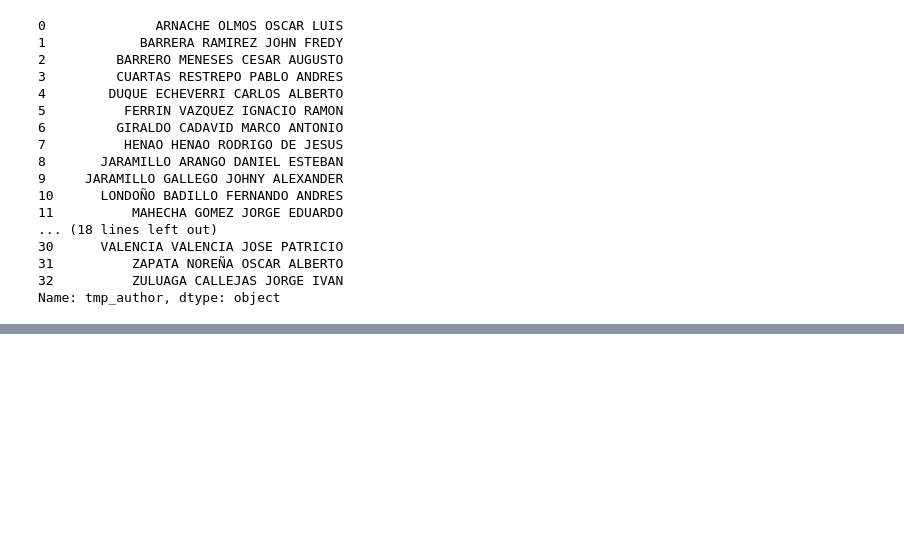
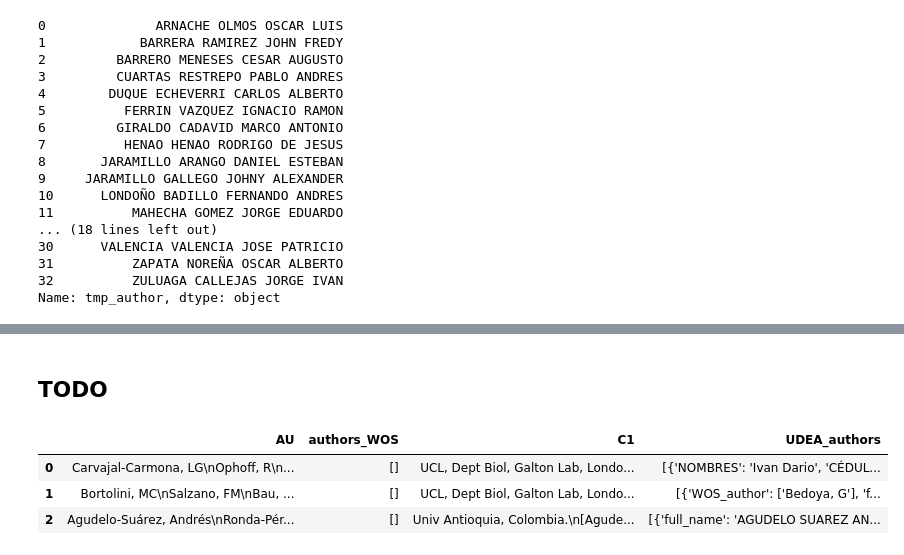
Before and after one commit to restrepo/medicion, a Jupyter notebook: cienciometria/Query_CTR-FCEN.ipynb, the cells around one changed output, grey strips where cells are left out. Saved outputs shown, nothing was run; the diff lists cells and outputs as text; code cells hidden in the pictures; blank space fills up the shorter version.

```diff
--- a/cienciometria/Query_CTR-FCEN.ipynb
+++ b/cienciometria/Query_CTR-FCEN.ipynb
@@ -309,0 +283,2 @@ ra=UDEA[UDEA.AU.str.contains('Romano, A')][['TI','SO','PY','AU','authors_WOS','U
+# %% [markdown]
+## TODO
@@ -309,0 +287,8 @@ ra=UDEA[UDEA.AU.str.contains('Romano, A')][['TI','SO','PY','AU','authors_WOS','U
+# %%
+aw=UDEA[UDEA['authors_WOS'].apply(len)==0][['AU','authors_WOS','C1','UDEA_authors']].reset_index(drop=True)
+aw[:3]
+# %% [output]
+|  | AU | authors_WOS | C1 | UDEA_authors |
+| 0 | Carvajal-Carmona, LG\nOphoff, R\n... | [] | UCL, Dept Biol, Galton Lab, Londo... | [{'NOMBRES': 'Ivan Dario', 'CÉDUL... |
+| 1 | Bortolini, MC\nSalzano, FM\nBau, ... | [] | UCL, Dept Biol, Galton Lab, Londo... | [{'WOS_author': ['Bedoya, G'], 'f... |
+| 2 | Agudelo-Suárez, Andrés\nRonda-Pér... | [] | Univ Antioquia, Colombia.\n[Agude... | [{'full_name': 'AGUDELO SUAREZ AN... |
```
Also changed, not shown: parts of 36 cells of this notebook, 2 other files.
